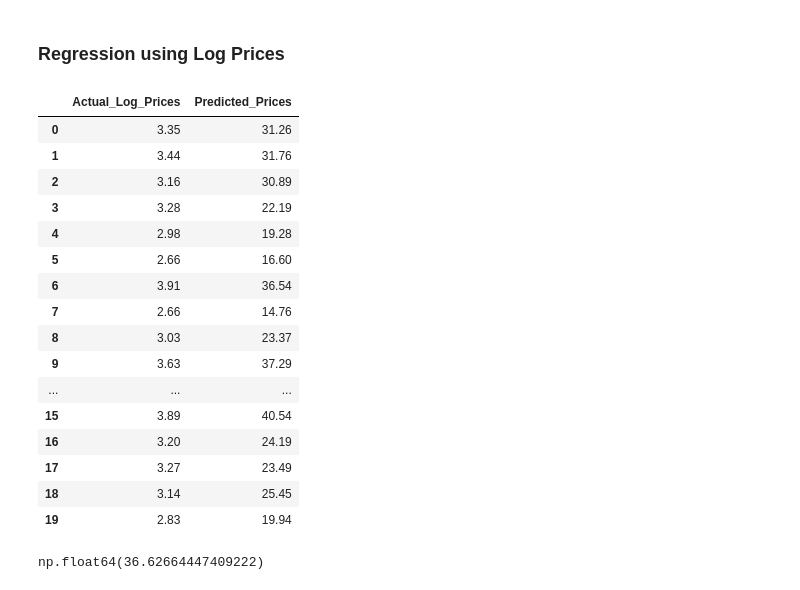
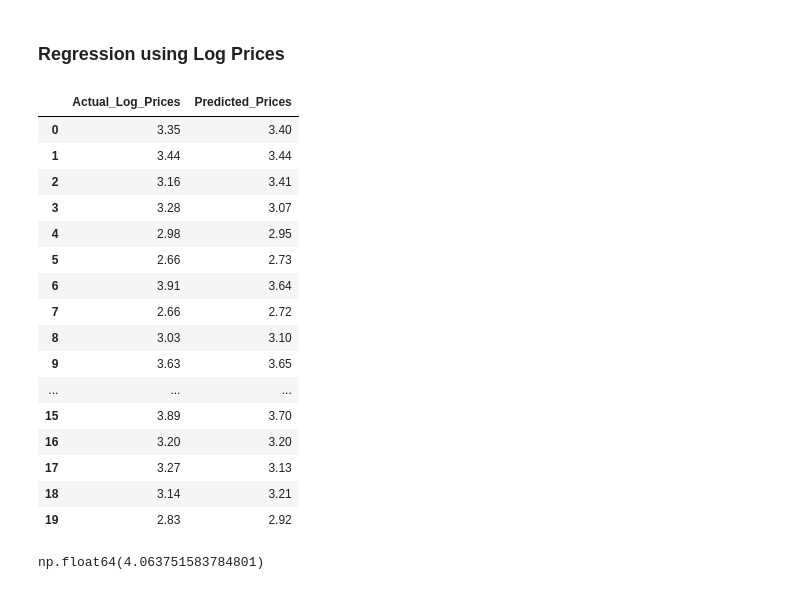
Before and after one commit to shane-221/Python_Basics, a Jupyter notebook: 09_Advanced-Data_Analysis(Pandas-Plotly-Seaborn)/81_Day_81_Multivariate_Regressions/main.ipynb, the cells around one changed output. Cells and saved outputs as stored; diff of their text form; code cells hidden in the pictures.

```diff
--- a/09_Advanced-Data_Analysis(Pandas-Plotly-Seaborn)/81_Day_81_Multivariate_Regressions/main.ipynb
+++ b/09_Advanced-Data_Analysis(Pandas-Plotly-Seaborn)/81_Day_81_Multivariate_Regressions/main.ipynb
@@ -468,38 +455,38 @@ plt.show()
 # %%
 ## Setting the variables
 X = df.drop(["PRICE","CHAS"], axis=1)           ## Look at everything except for these two
 Y= log_transform.values
 
 ## Setting up the tests
-X_logtrain, Y_logtrain, X_logtest, Y_logtest = train_test_split(X,Y, test_size= 0.2, random_state= 10 )
+X_logtrain, X_logtest, Y_logtrain, Y_logtest = train_test_split(X,Y, test_size= 0.2, random_state= 10 )
 
 
 ## Running the models
 model2 = LinearRegression()
-model2.fit(X_train, Y_train)
-predictions = model2.predict(X_test)
+model2.fit(X_logtrain, Y_logtrain)
+predictions = model2.predict(X_logtest)
 
 # Creating the final dataframe
 predicted_dataset = pd.DataFrame({"Actual_Log_Prices":Y_logtest, "Predicted_Prices":predictions})
 predicted_dataset.head(20)
 # %% [output]
 |  | Actual_Log_Prices | Predicted_Prices |
-| 0 | 3.35 | 31.26 |
-| 1 | 3.44 | 31.76 |
-| 2 | 3.16 | 30.89 |
-| 3 | 3.28 | 22.19 |
-| 4 | 2.98 | 19.28 |
-| 5 | 2.66 | 16.60 |
-| 6 | 3.91 | 36.54 |
-| 7 | 2.66 | 14.76 |
-| 8 | 3.03 | 23.37 |
-| 9 | 3.63 | 37.29 |
+| 0 | 3.35 | 3.40 |
+| 1 | 3.44 | 3.44 |
+| 2 | 3.16 | 3.41 |
+| 3 | 3.28 | 3.07 |
+| 4 | 2.98 | 2.95 |
+| 5 | 2.66 | 2.73 |
+| 6 | 3.91 | 3.64 |
+| 7 | 2.66 | 2.72 |
+| 8 | 3.03 | 3.10 |
+| 9 | 3.63 | 3.65 |
 | ... | ... | ... |
-| 15 | 3.89 | 40.54 |
-| 16 | 3.20 | 24.19 |
-| 17 | 3.27 | 23.49 |
-| 18 | 3.14 | 25.45 |
-| 19 | 2.83 | 19.94 |
+| 15 | 3.89 | 3.70 |
+| 16 | 3.20 | 3.20 |
+| 17 | 3.27 | 3.13 |
+| 18 | 3.14 | 3.21 |
+| 19 | 2.83 | 2.92 |
 # %%
 ## Calculating the r squared on the predicted data
 predicted_dataset["Predicted_Prices"].skew()
@@ -511,4 +498,4 @@ coefficients_dataset  = pd.DataFrame({"Column_Names":X.columns, "Coefficients":m
 ## Calcuate the intercepts
 model2.intercept_
 # %% [output]
-np.float64(36.62664447409222)
+np.float64(4.063751583784801)
```
Also changed, not shown: parts of 11 cells of this notebook.
